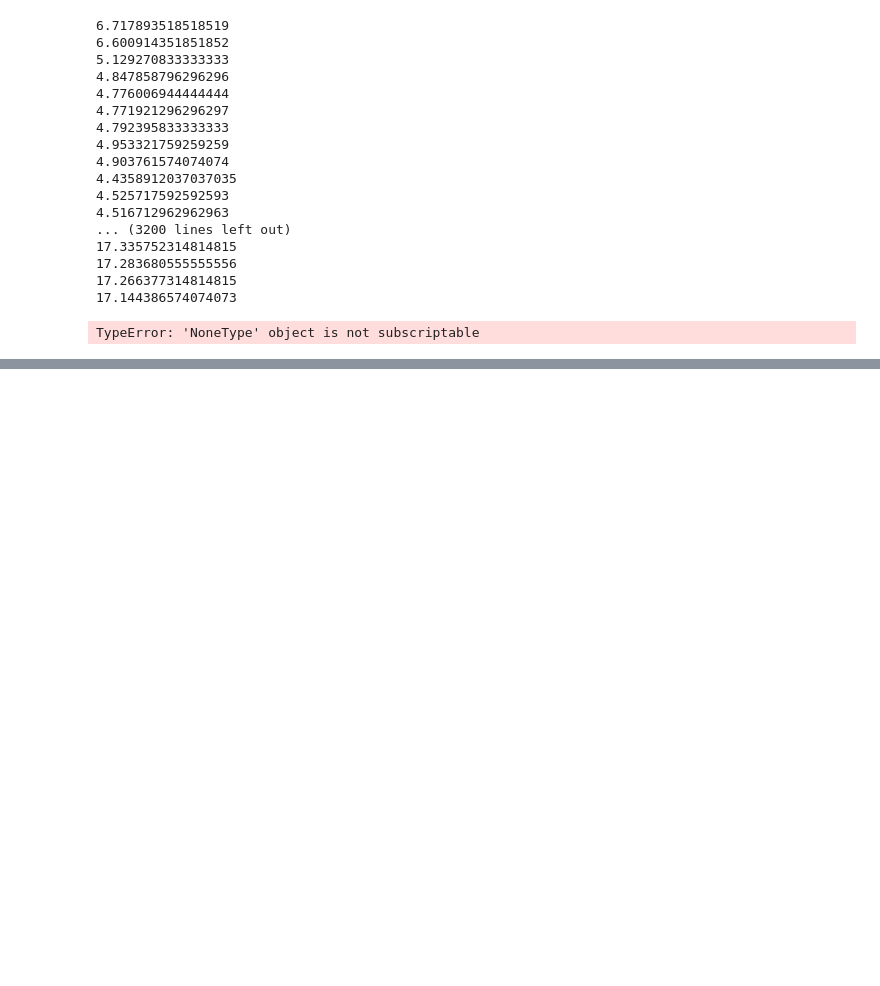
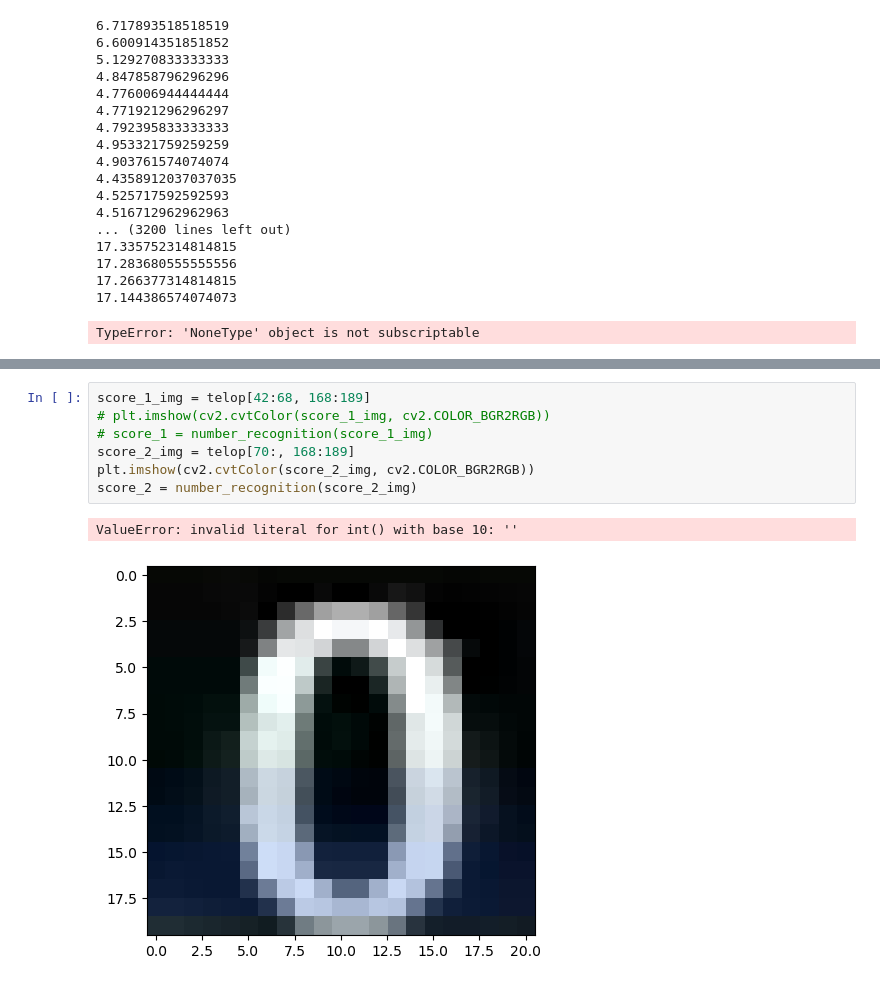
Before and after one commit to thajime0125/Sophia_Reserch, a Jupyter notebook: telop_recognition/telop_recognitnion.ipynb, the cells around one changed output, grey strips where cells are left out. Cells and saved outputs as stored; diff of their text form; blank space fills up the shorter version.

```diff
--- a/telop_recognition/telop_recognitnion.ipynb
+++ b/telop_recognition/telop_recognitnion.ipynb
@@ -73,0 +118,10 @@ TypeError: 'NoneType' object is not subscriptable
+# %%
+score_1_img = telop[42:68, 168:189]
+# plt.imshow(cv2.cvtColor(score_1_img, cv2.COLOR_BGR2RGB))
+# score_1 = number_recognition(score_1_img)
+score_2_img = telop[70:, 168:189]
+plt.imshow(cv2.cvtColor(score_2_img, cv2.COLOR_BGR2RGB))
+score_2 = number_recognition(score_2_img)
+# %% [output]
+ValueError: invalid literal for int() with base 10: ''
+[figure, added]
```
Also changed, not shown: parts of 2 cells of this notebook, 4 other files.
